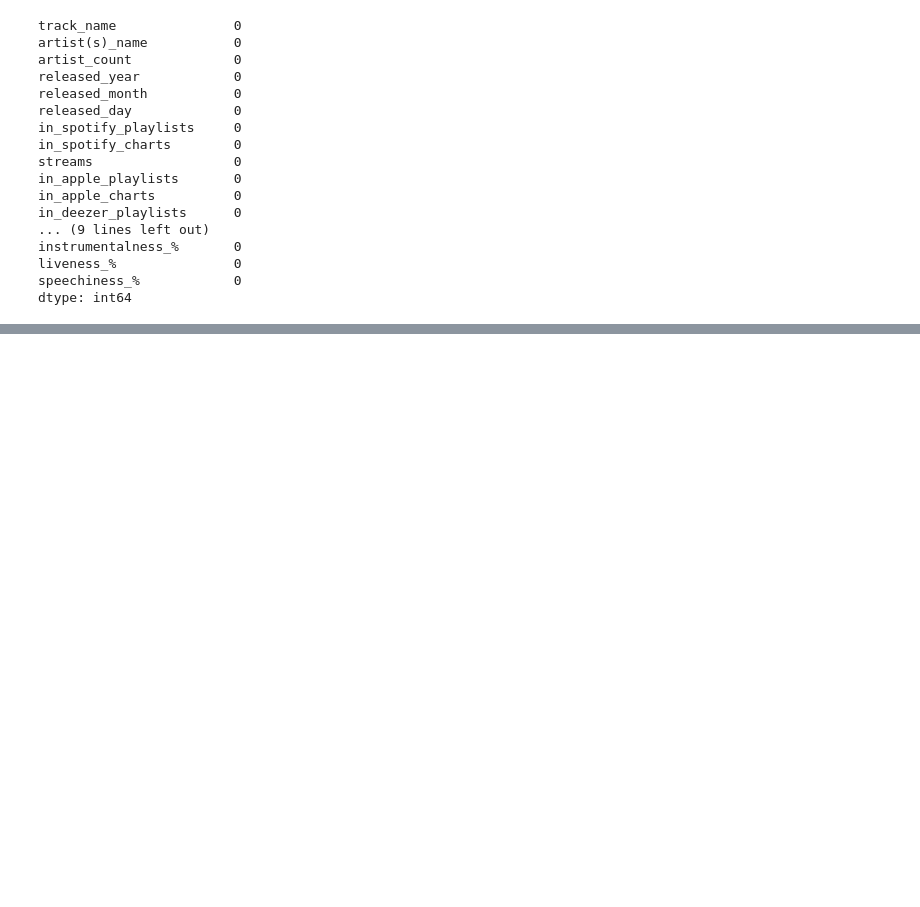
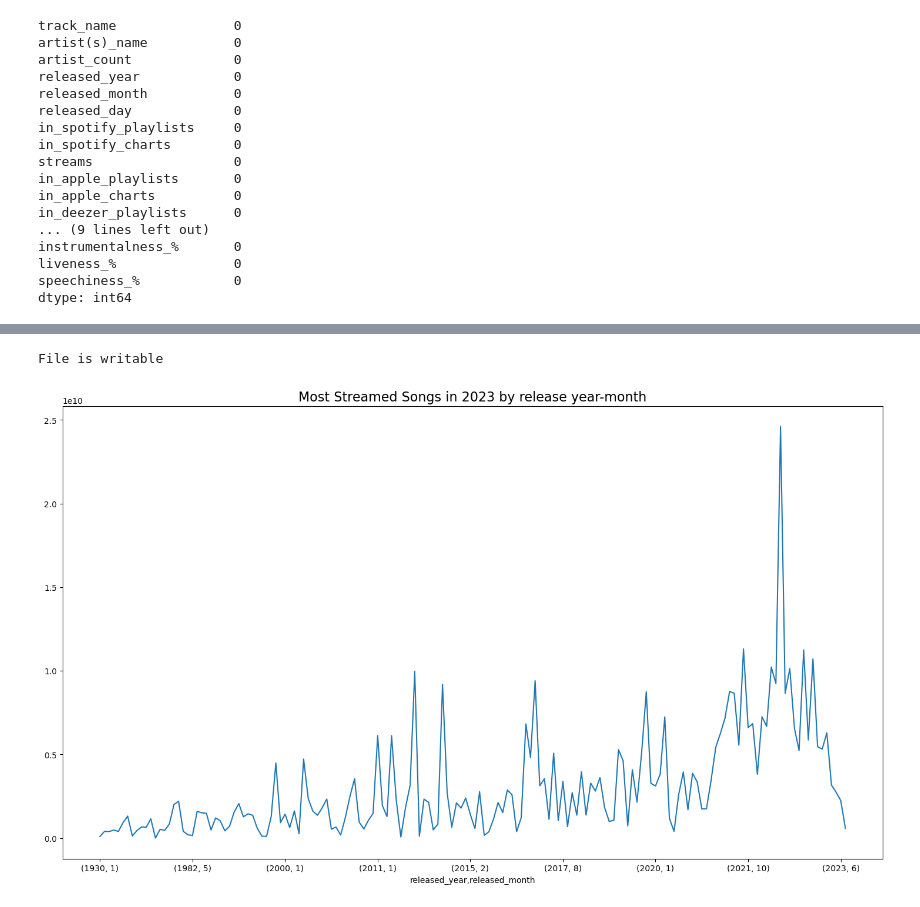
Before and after one commit to Malfacini/spotify_analysis, a Jupyter notebook: eda.ipynb, the cells around one changed output, grey strips where cells are left out. Saved outputs shown, nothing was run; the diff lists cells and outputs as text; code cells hidden in the pictures; blank space fills up the shorter version.

```diff
--- a/eda.ipynb
+++ b/eda.ipynb
@@ -35,0 +101,23 @@ dtype: int64
+# %%
+import os
+
+file_path = os.path.join(save_image_path,'most_streamed_songs.png')
+
+# Check if the file is writable
+if os.access(file_path, os.W_OK):
+    print("File is writable")
+else:
+    print("File is not writable")
+# %% [output]
+File is writable
+# %%
+plt.figure(figsize=(18, 10))
+plt.title('Most Streamed Songs in 2023 by release year-month', size= 16)
+spotify.groupby(['released_year', 'released_month'])['streams'].sum().plot(kind='line', x='release_year_month', y='streams')
+
+# save plot
+plt.savefig(os.path.join(save_image_path, 'popularity_by_release_month.png'))
+plt.show()
+plt.close()
+# %% [output]
+[figure, added]
```
Also changed, not shown: parts of 7 cells of this notebook, 4 other files.
